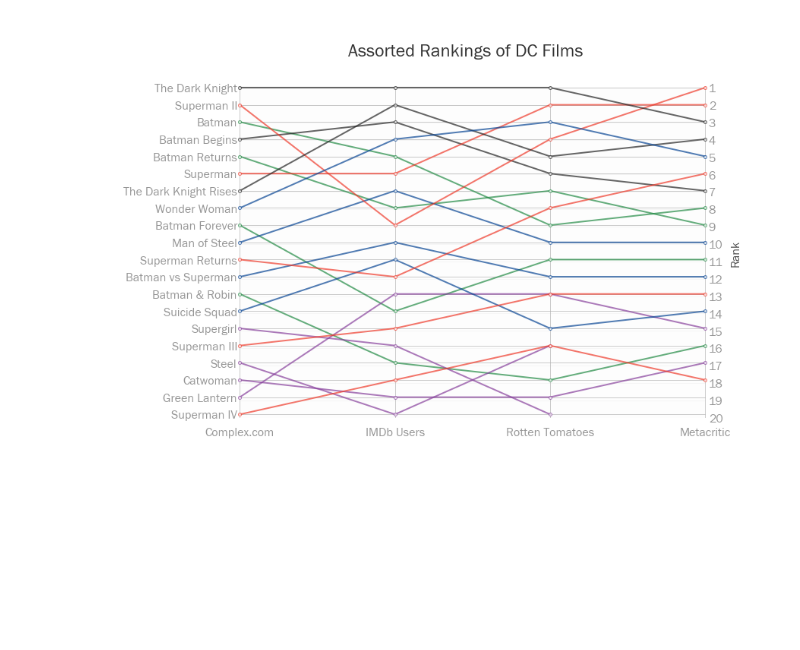
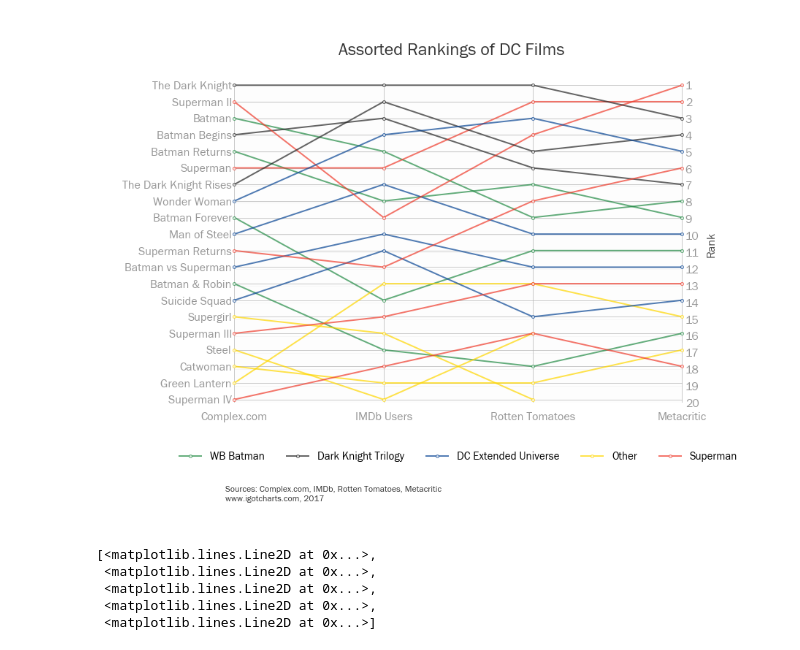
Before and after one commit to igotcharts/charts_and_more_charts, a Jupyter notebook: notebooks/dc_films.ipynb, the cells around one changed output. Drawn from its saved outputs; the diff is of its cells as text; code cells hidden in the pictures; blank space fills up the shorter version.

Commit message:
fixed legend, output graph

```diff
--- a/notebooks/dc_films.ipynb
+++ b/notebooks/dc_films.ipynb
@@ -11,7 +11,7 @@ colors = {'WB Batman':'#238b45',
          'Dark Knight Trilogy':'#252525',
          'DC Extended Universe':'#084594',
          'Superman':'#ef3b2c',
-         'Other':'#88419d'}
+         'Other':'Gold'}
 
 dc_ratings['color']=dc_ratings['Franchise'].map(colors)
 # %%
@@ -25,23 +25,32 @@ franchises = dc_ratings[['Franchise']].T
 # %%
 chart = charts_function_list.chart_maker(title='Assorted Rankings of DC Films',title_size=24)
 fig = chart.initial_fig_axis(figsize=(11,8))
 ax = chart.axes_set_up(fig=fig)
 for item in range(20):
     plt.plot([0,.25,.5,.75],ratings.iloc[:,item],color=colors.T.iloc[item,0],linewidth=2,marker='o',markersize=4,markerfacecolor='white',label=franchises.T.iloc[item,0],clip_on=False,alpha=.7)
 chart.x_axis_setup(ax,0,.751,.25)
 chart.y_axis_setup(ax,1,20.2,1)
 chart.patch_adder(ax,alpha=.1)
 ax.invert_yaxis()
 ax.grid(alpha=.8)
 ax.set_xticklabels(['','Complex.com','IMDb Users','Rotten Tomatoes','Metacritic'],position=(.5,-.02))
 ax.set_yticklabels(np.append('',sorted_titles))
 ax2 = ax.twinx()
 chart.y_axis_setup(ax2,1,20,1)
 ax2.invert_yaxis()
 chart.tick_params_(ax=ax)
 chart.tick_params_(ax=ax2,)
 ax2.set_ylabel('Rank',fontsize=16,alpha=.7)
+chart.citations(ax,x=-.02, source_y=-0.28, chart_tag_y=-0.31,fontsize=12,
+                source='Sources: Complex.com, IMDb, Rotten Tomatoes, Metacritic',chart_tag='www.igotcharts.com, 2017',alpha=.8)
+
+handles, labels = ax.get_legend_handles_labels()
+frame = pd.DataFrame({'handles':handles,'labels':labels}).drop_duplicates(subset='labels')
+handles, labels = list(frame['handles'].values),list(frame['labels'].values)
+ax.legend(labels=labels,handles=handles,bbox_to_anchor=(.5,-.17),ncol=5,loc=10,fontsize=15)
+os.chdir(outputs)
+charts_function_list.chart_save('DC_film_comparison')
 
 plt.show()
 # %% [output]
-[figure, old version]
+[figure, new version]
@@ -54,0 +59,8 @@ ax = chart.axes_set_up()
+# %%
+list(handles)
+# %% [output]
+[<matplotlib.lines.Line2D at 0x...>,
+ <matplotlib.lines.Line2D at 0x...>,
+ <matplotlib.lines.Line2D at 0x...>,
+ <matplotlib.lines.Line2D at 0x...>,
+ <matplotlib.lines.Line2D at 0x...>]
```
Also changed, not shown: parts of 3 cells of this notebook, 1 other file.
